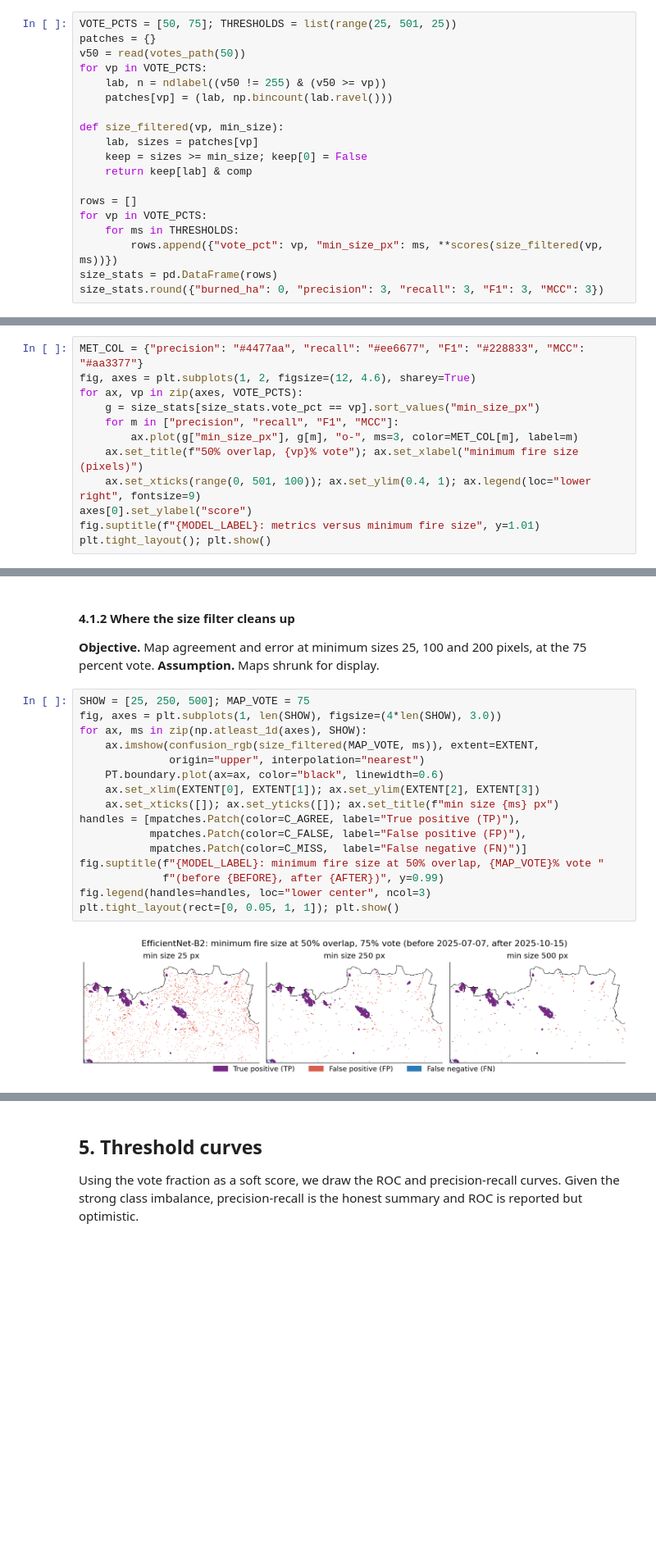
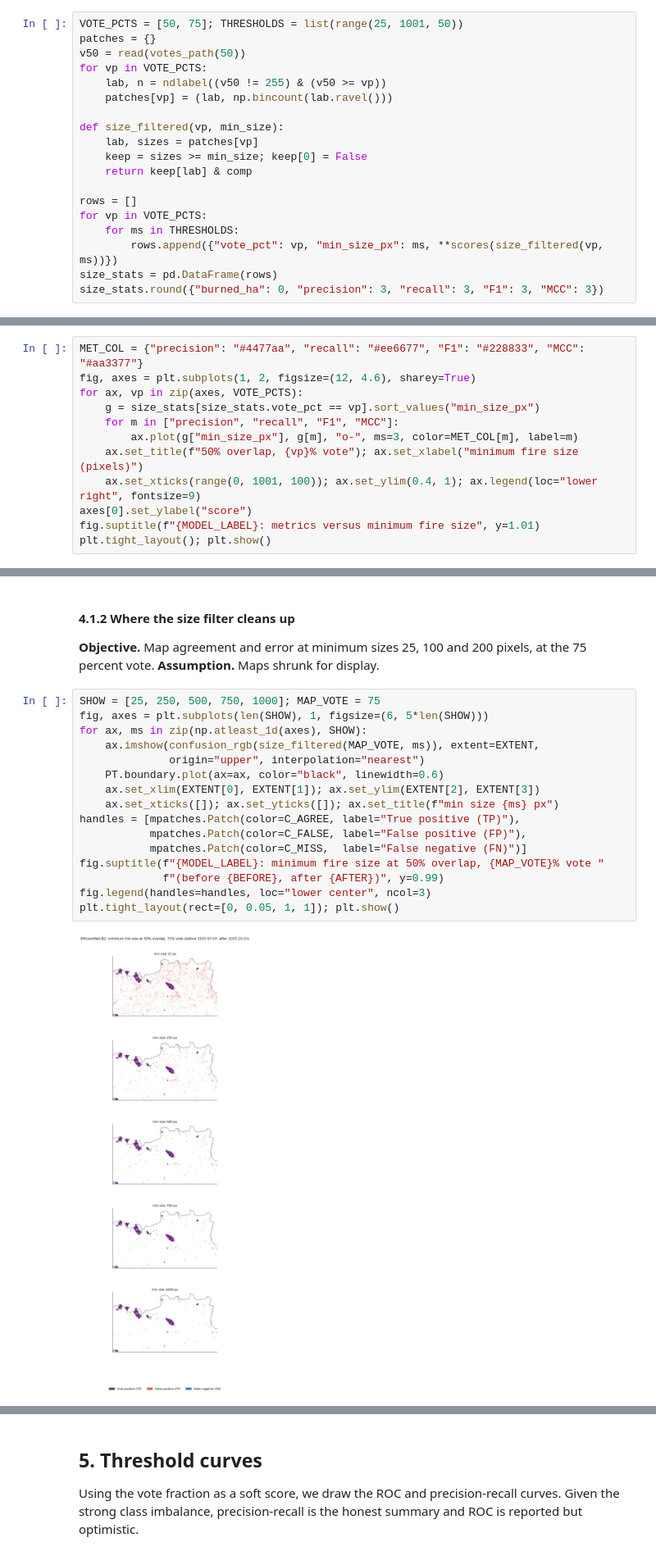
Before and after one commit to hannahandkush/Machine-Learning, a Jupyter notebook: notebooks/efficientnet_evaluation.ipynb, the cells around one changed output, grey strips where cells are left out. Shown at 82% size. Drawn from its saved outputs; the diff is of its cells as text; blank space fills up the shorter version.

Commit message:
minimum threshold optimisation review

```diff
--- a/notebooks/efficientnet_evaluation.ipynb
+++ b/notebooks/efficientnet_evaluation.ipynb
@@ -340,7 +340,7 @@ leftover false alarms are mostly small scattered specks.
 **Assumption.** Patches are connected components of the burned map; one pixel is
 100 square metres.
 # %%
-VOTE_PCTS = [50, 75]; THRESHOLDS = list(range(25, 501, 25))
+VOTE_PCTS = [50, 75]; THRESHOLDS = list(range(25, 1001, 50))
 patches = {}
 v50 = read(votes_path(50))
 for vp in VOTE_PCTS:
@@ -384,7 +384,7 @@ for ax, vp in zip(axes, VOTE_PCTS):
     for m in ["precision", "recall", "F1", "MCC"]:
         ax.plot(g["min_size_px"], g[m], "o-", ms=3, color=MET_COL[m], label=m)
     ax.set_title(f"50% overlap, {vp}% vote"); ax.set_xlabel("minimum fire size (pixels)")
-    ax.set_xticks(range(0, 501, 100)); ax.set_ylim(0.4, 1); ax.legend(loc="lower right", fontsize=9)
+    ax.set_xticks(range(0, 1001, 100)); ax.set_ylim(0.4, 1); ax.legend(loc="lower right", fontsize=9)
 axes[0].set_ylabel("score")
 fig.suptitle(f"{MODEL_LABEL}: metrics versus minimum fire size", y=1.01)
 plt.tight_layout(); plt.show()
@@ -400,20 +400,20 @@ threshold. The filter still helps after the vote has already removed some specks
 **Objective.** Map agreement and error at minimum sizes 25, 100 and 200 pixels, at
 the 75 percent vote. **Assumption.** Maps shrunk for display.
 # %%
-SHOW = [25, 250, 500]; MAP_VOTE = 75
-fig, axes = plt.subplots(1, len(SHOW), figsize=(4*len(SHOW), 3.0))
+SHOW = [25, 250, 500, 750, 1000]; MAP_VOTE = 75
+fig, axes = plt.subplots(len(SHOW), 1, figsize=(6, 5*len(SHOW)))
 for ax, ms in zip(np.atleast_1d(axes), SHOW):
     ax.imshow(confusion_rgb(size_filtered(MAP_VOTE, ms)), extent=EXTENT,
               origin="upper", interpolation="nearest")
     PT.boundary.plot(ax=ax, color="black", linewidth=0.6)
     ax.set_xlim(EXTENT[0], EXTENT[1]); ax.set_ylim(EXTENT[2], EXTENT[3])
     ax.set_xticks([]); ax.set_yticks([]); ax.set_title(f"min size {ms} px")
 handles = [mpatches.Patch(color=C_AGREE, label="True positive (TP)"),
            mpatches.Patch(color=C_FALSE, label="False positive (FP)"),
            mpatches.Patch(color=C_MISS,  label="False negative (FN)")]
 fig.suptitle(f"{MODEL_LABEL}: minimum fire size at 50% overlap, {MAP_VOTE}% vote "
              f"(before {BEFORE}, after {AFTER})", y=0.99)
 fig.legend(handles=handles, loc="lower center", ncol=3)
 plt.tight_layout(rect=[0, 0.05, 1, 1]); plt.show()
 # %% [output]
-[figure, old version]
+[figure, new version]
```
Also changed, not shown: parts of 18 cells of this notebook.
